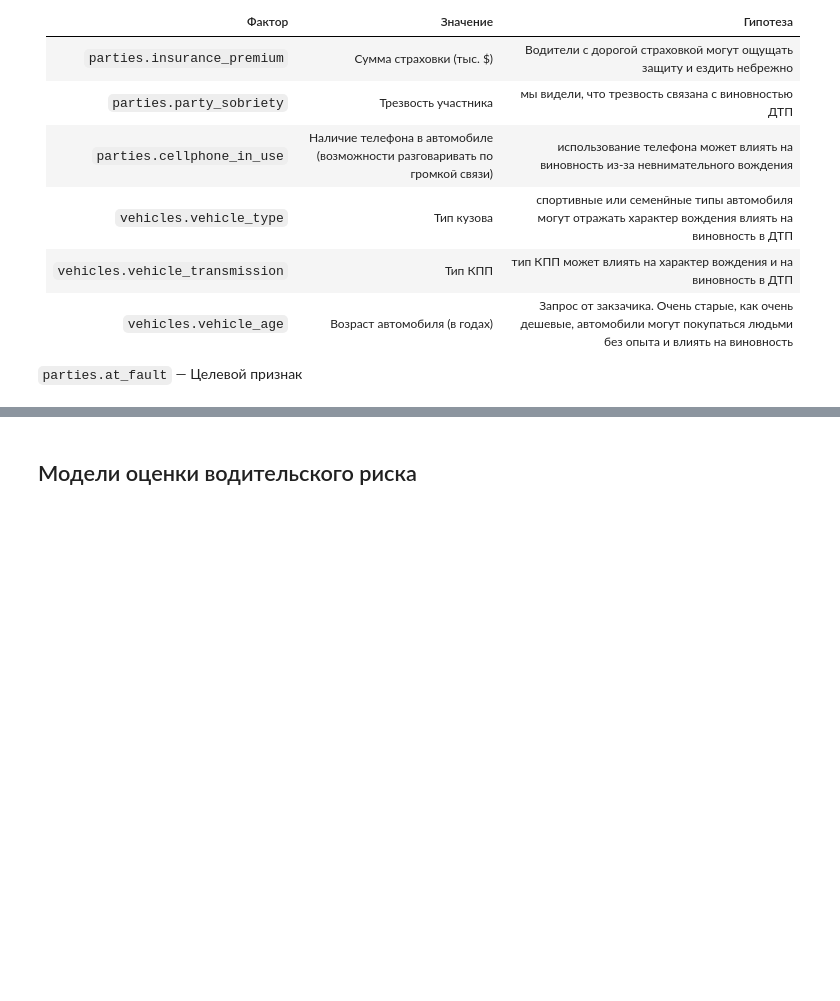
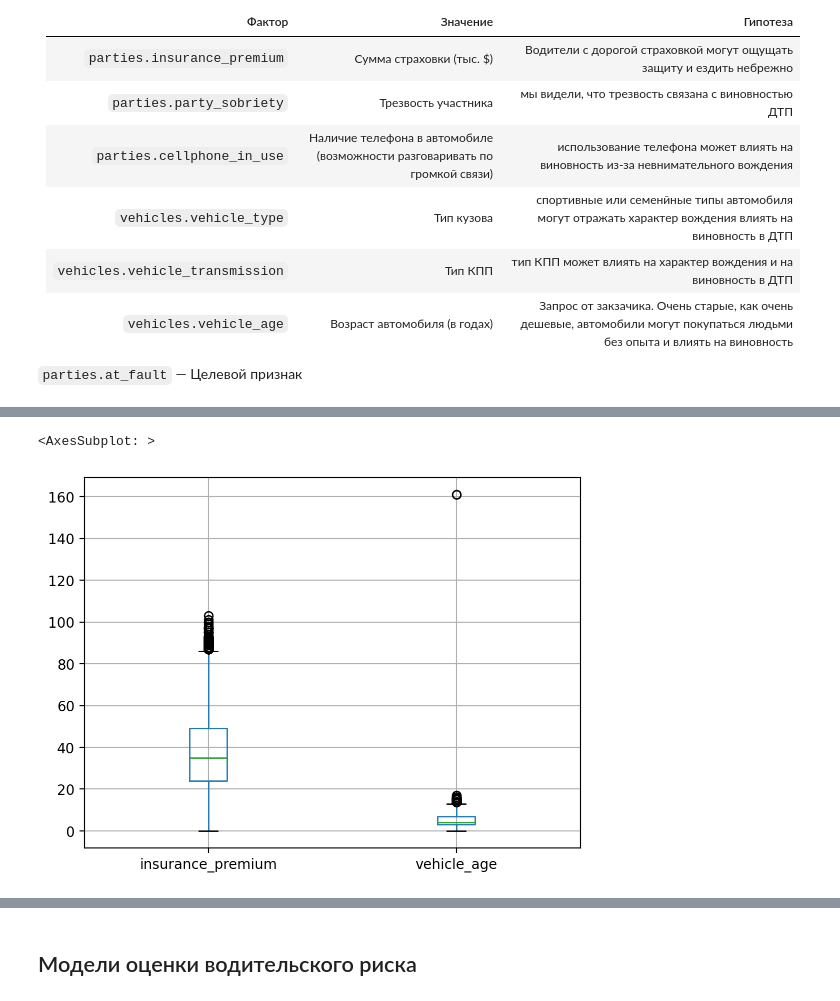
Before and after one commit to dimdasci/yp15-motor-vehicle-collisions, a Jupyter notebook: notebooks/yp15-motor-vehicle-collisions.ipynb, the cells around one changed output, grey strips where cells are left out. Drawn from its saved outputs; the diff is of its cells as text; code cells hidden in the pictures; blank space fills up the shorter version.

```diff
--- a/notebooks/yp15-motor-vehicle-collisions.ipynb
+++ b/notebooks/yp15-motor-vehicle-collisions.ipynb
@@ -701,0 +914,5 @@ columms =['party_type',     # Тип участника происшествия
+# %%
+df[["insurance_premium", "vehicle_age"]].boxplot()
+# %% [output]
+<AxesSubplot: >
+[figure, added]
```
Also changed, not shown: parts of 74 cells of this notebook.
